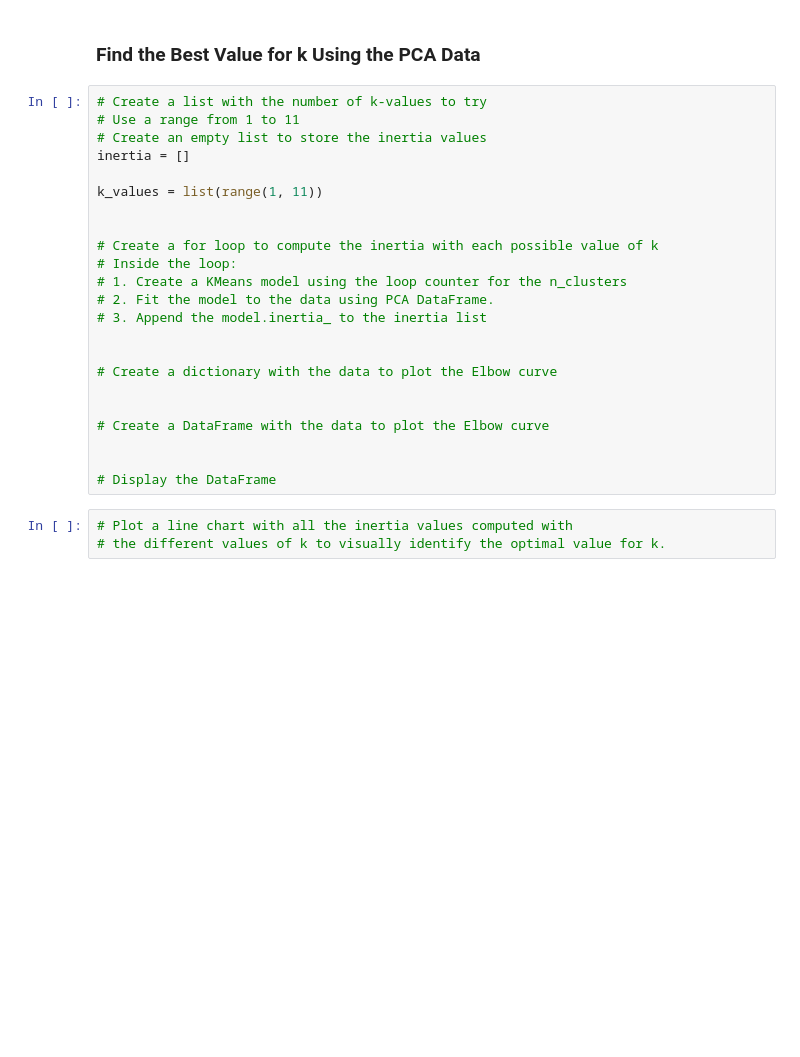
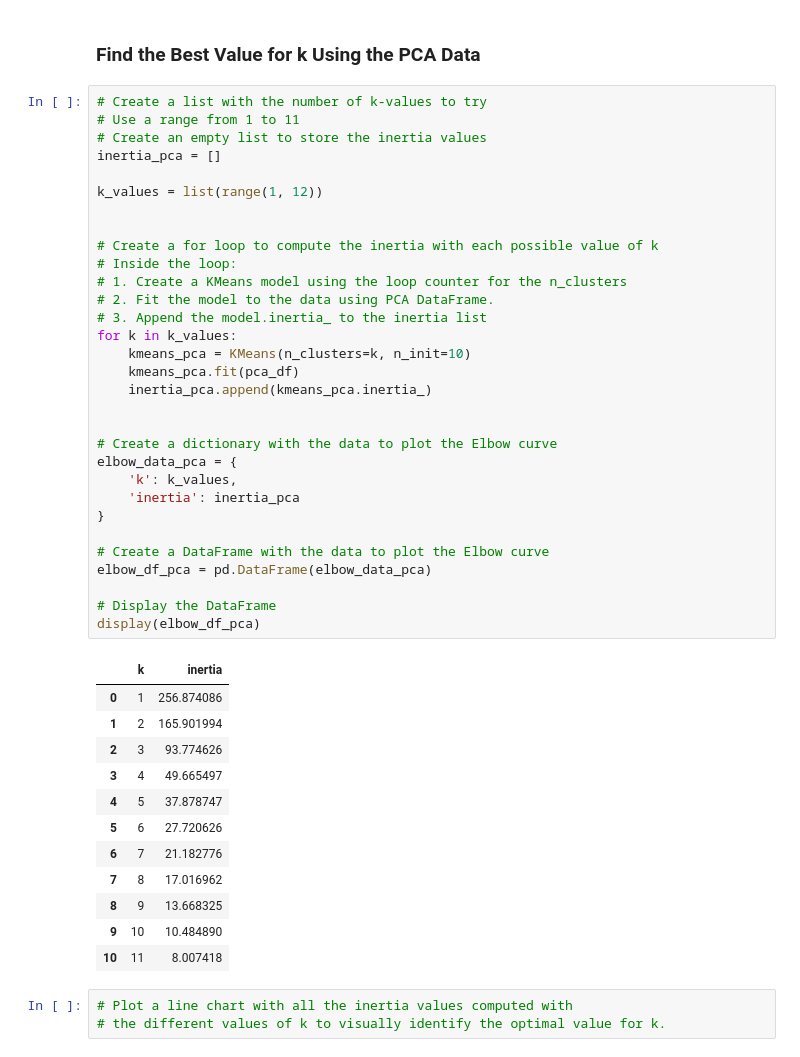
Before and after one commit to jdanielle12/CryptoClustering, a Jupyter notebook: Crypto_Clustering.ipynb, the cells around one changed output. Saved outputs shown, nothing was run; the diff lists cells and outputs as text; blank space fills up the shorter version.

Commit message:
created a for loop to compute the inertia with each possible value of k

```diff
--- a/Crypto_Clustering.ipynb
+++ b/Crypto_Clustering.ipynb
@@ -238,26 +238,47 @@ display(pca_df.head())
 # %%
 # Create a list with the number of k-values to try
 # Use a range from 1 to 11
 # Create an empty list to store the inertia values
-inertia = []
+inertia_pca = []
 
-k_values = list(range(1, 11))
+k_values = list(range(1, 12))
 
 
 # Create a for loop to compute the inertia with each possible value of k
 # Inside the loop:
 # 1. Create a KMeans model using the loop counter for the n_clusters
 # 2. Fit the model to the data using PCA DataFrame.
 # 3. Append the model.inertia_ to the inertia list
+for k in k_values:
+    kmeans_pca = KMeans(n_clusters=k, n_init=10)
+    kmeans_pca.fit(pca_df)
+    inertia_pca.append(kmeans_pca.inertia_)
 
 
 # Create a dictionary with the data to plot the Elbow curve
-
+elbow_data_pca = {
+    'k': k_values,
+    'inertia': inertia_pca
+}
 
 # Create a DataFrame with the data to plot the Elbow curve
-
+elbow_df_pca = pd.DataFrame(elbow_data_pca)
 
 # Display the DataFrame
+display(elbow_df_pca)
+# %% [output]
+|  | k | inertia |
+| 0 | 1 | 256.874086 |
+| 1 | 2 | 165.901994 |
+| 2 | 3 | 93.774626 |
+| 3 | 4 | 49.665497 |
+| 4 | 5 | 37.878747 |
+| 5 | 6 | 27.720626 |
+| 6 | 7 | 21.182776 |
+| 7 | 8 | 17.016962 |
+| 8 | 9 | 13.668325 |
+| 9 | 10 | 10.484890 |
+| 10 | 11 | 8.007418 |
 # %%
 # Plot a line chart with all the inertia values computed with
 # the different values of k to visually identify the optimal value for k.
```
